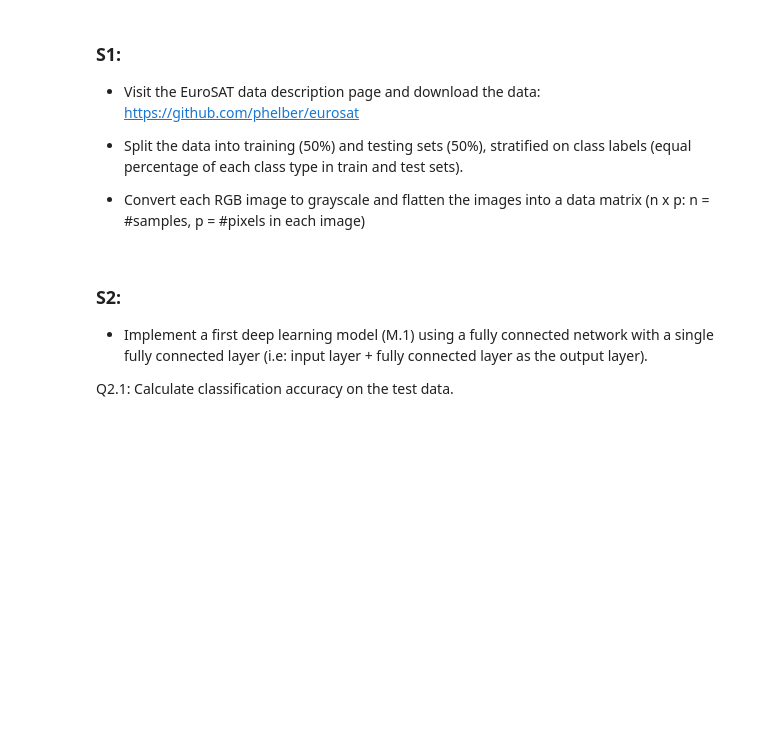
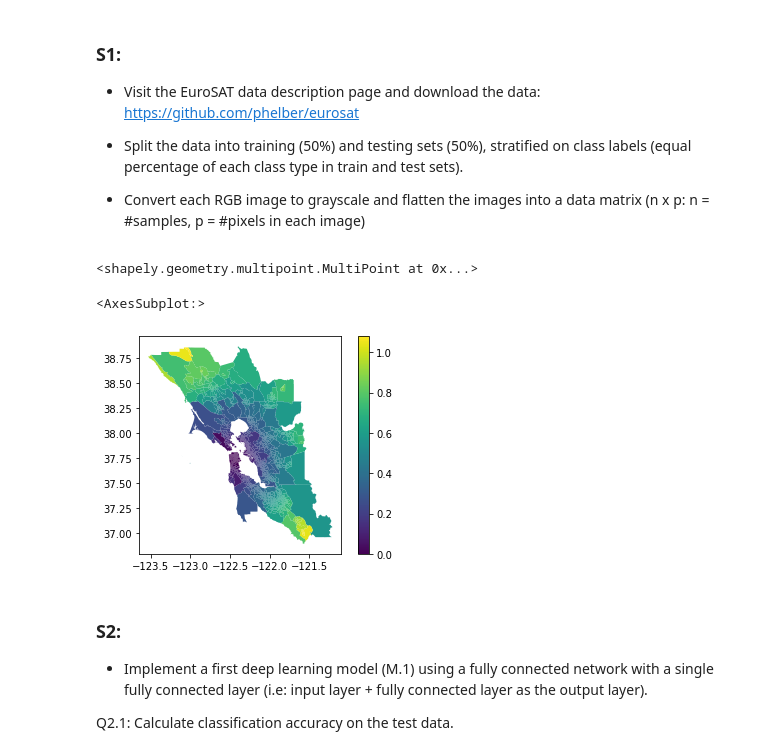
Before and after one commit to nelmsal/MUSA650_HW4_LandUseClassification, a Jupyter notebook: MUSA650_Spring2022_HW4.ipynb, the cells around one changed output. Cells and saved outputs as stored; diff of their text form; code cells hidden in the pictures; blank space fills up the shorter version.

```diff
--- a/MUSA650_Spring2022_HW4.ipynb
+++ b/MUSA650_Spring2022_HW4.ipynb
@@ -10,6 +10,75 @@ In this homework your task is to implement deep learning models to solve a typic
 - Split the data into training (50%) and testing sets (50%), stratified on class labels (equal percentage of each class type in train and test sets).
 
 - Convert each RGB image to grayscale and flatten the images into a data matrix (n x p: n = #samples, p = #pixels in each image)
+# %%
+import geopandas as gpd
+
+# GEODATAFRAME THAT WILL BE POINTS
+# "RIVERS TO COMPARE AGAINST"
+path = r"C:\Users\nelms\Documents\Penn\CPLN-680\Permit_Metrics\data\raw\sf_holc1937_districts.geojson"
+districts = gpd.read_file(path)
+
+# MULTIPOINT FUNCTION
+from shapely.geometry import MultiPoint
+
+# GET ONE LARGE LIST OF POLYGONS
+polygons = []
+
+[
+    # EXTEND LIST OF POLYGONS
+    polygons.extend(
+        # TURN MULTIPOLYGON GEOMETRY TO LIST OF SINGLE POLYGONS
+        list(multipolys)
+        )
+    # CYCLE THROUGH THE DISTRICT GEOMETRIES
+    for multipolys in districts['geometry'].values
+    ]
+
+# GET ONE LARGE LIST OF POINTS
+points = []
+
+[
+    # EXTEND POINT LIST
+    points.extend(
+        # GET LIST OF POINTS FROM THE EXTERIOR OF EACH POLYGON
+        list(polygon.exterior.coords)
+        )
+    for polygon in polygons
+]
+# GEOMETRY OF MULTIPLE POINTS
+multipoints = MultiPoint(points)
+
+# MAIN COMPARISION POLYGONS
+path = r"C:\Users\nelms\Documents\Penn\CPLN-680\Permit_Metrics\data\raw\bayarea_rentdata_censusblock.json"
+blocks = gpd.read_file(path).to_crs(districts.crs)
+
+# FIND NEAREST POINTS FUNCTION
+from shapely.ops import nearest_points
+
+# GET NEW COLUMN OF NEAREST DISTANCE
+blocks['distance_to_districts'] = blocks.geometry.apply(
+    # CYCLE THROUGH EACH GEOMETRY
+    lambda geom:
+    # FIND DISTANCE BETWEEN GEOM AND NEAREST POINT
+    geom.distance(
+        # FIND NEAREST POINT
+        nearest_points(multipoints, geom)[0]
+        )
+    )
+# %% [output]
+<shapely.geometry.multipoint.MultiPoint at 0x...>
+# %%
+from shapely.ops import nearest_points
+
+blocks['distance_to_districts'] = blocks.geometry.apply(
+    lambda polygon:
+    polygon.distance(nearest_points(multipoints, polygon)[0])
+    )
+# %%
+blocks.plot(column='distance_to_districts', legend=True)
+# %% [output]
+<AxesSubplot:>
+[figure, added]
 # %% [markdown]
 ### S2:
 
```
Also changed, not shown: parts of 1 cell of this notebook.
